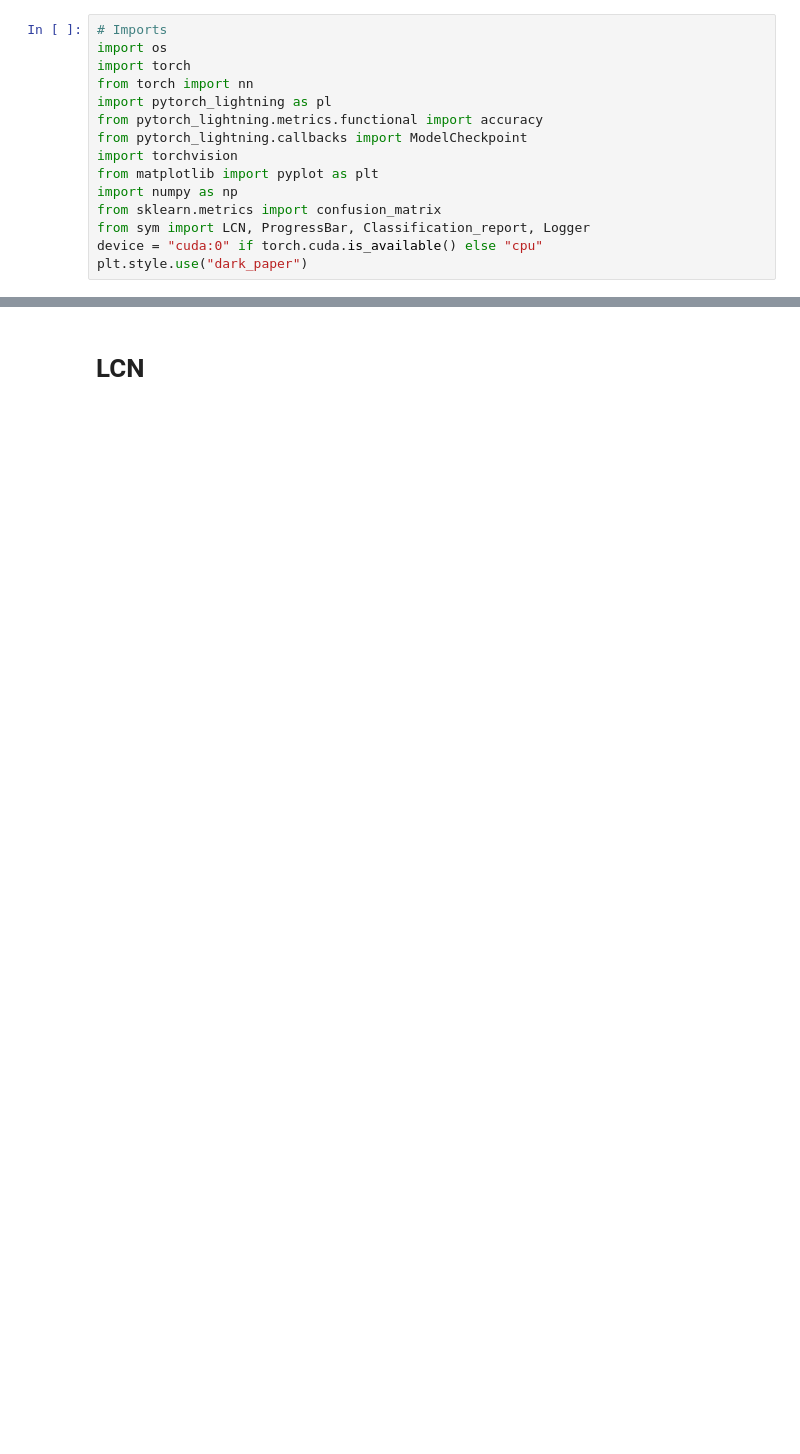
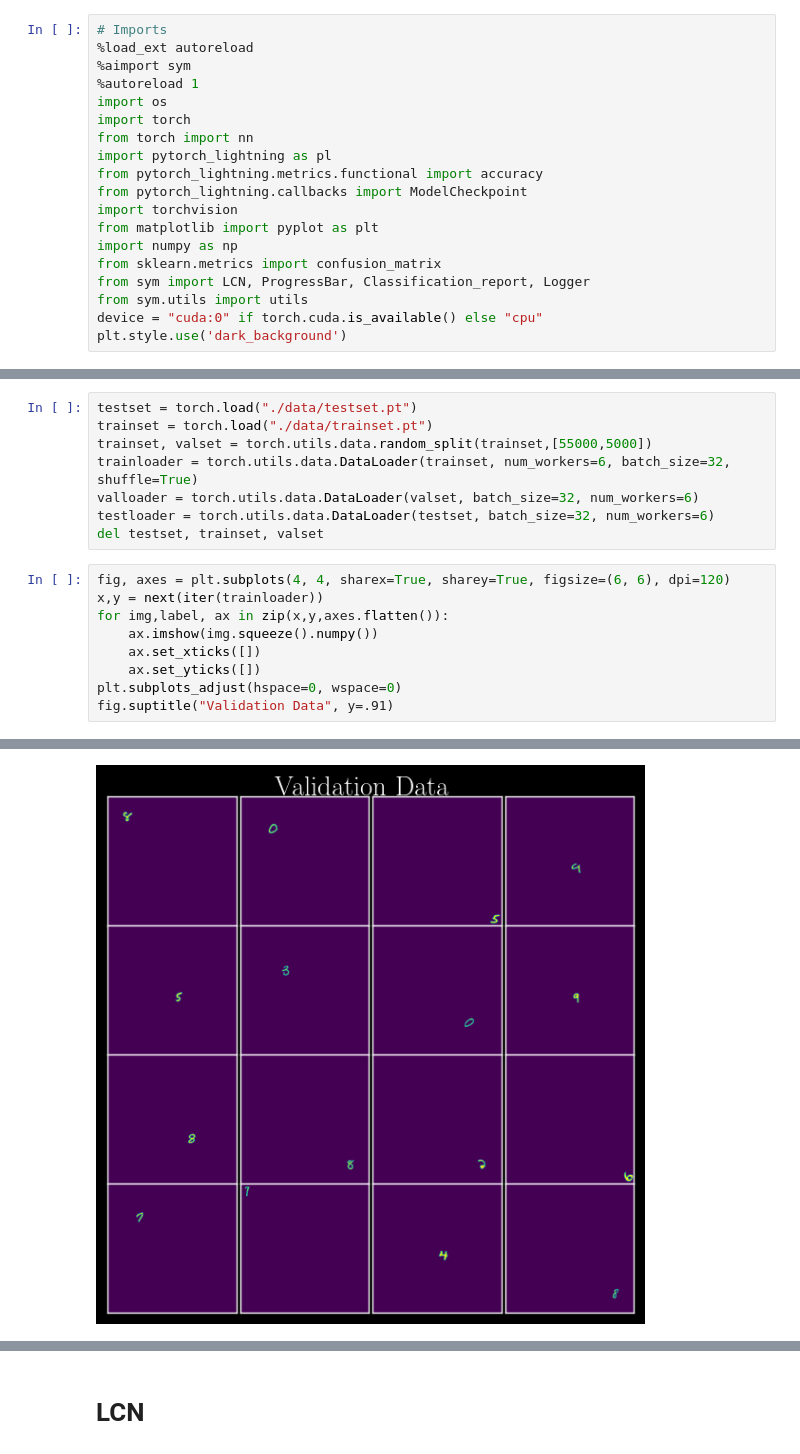
Before and after one commit to okitouni/Learning-symmetries, a Jupyter notebook: MNIST.ipynb, the cells around one changed output, grey strips where cells are left out. Drawn from its saved outputs; the diff is of its cells as text; blank space fills up the shorter version.

```diff
--- a/MNIST.ipynb
+++ b/MNIST.ipynb
@@ -1,5 +1,8 @@
 # %%
 # Imports
+%load_ext autoreload
+%aimport sym
+%autoreload 1
 import os
 import torch
 from torch import nn
@@ -11,5 +14,6 @@ from matplotlib import pyplot as plt
 import numpy as np
 from sklearn.metrics import confusion_matrix
 from sym import LCN, ProgressBar, Classification_report, Logger
+from sym.utils import utils
 device = "cuda:0" if torch.cuda.is_available() else "cpu"
-plt.style.use("dark_paper")
+plt.style.use('dark_background')
@@ -34,0 +20,18 @@ trainset = torch.load("./data/trainset.pt")
+# %%
+testset = torch.load("./data/testset.pt")
+trainset = torch.load("./data/trainset.pt")
+trainset, valset = torch.utils.data.random_split(trainset,[55000,5000])
+trainloader = torch.utils.data.DataLoader(trainset, num_workers=6, batch_size=32, shuffle=True)
+valloader = torch.utils.data.DataLoader(valset, batch_size=32, num_workers=6)
+testloader = torch.utils.data.DataLoader(testset, batch_size=32, num_workers=6)
+del testset, trainset, valset
+# %%
+fig, axes = plt.subplots(4, 4, sharex=True, sharey=True, figsize=(6, 6), dpi=120)
+x,y = next(iter(trainloader))
+for img,label, ax in zip(x,y,axes.flatten()):
+    ax.imshow(img.squeeze().numpy())
+    ax.set_xticks([])
+    ax.set_yticks([])
+plt.subplots_adjust(hspace=0, wspace=0)
+fig.suptitle("Validation Data", y=.91)
+# %% [output]
@@ -35,3 +39,4 @@ trainset = torch.load("./data/trainset.pt")
+[figure, added]
 # %%
 # Aggregate validation losses -> DONE!
 # Change back to SGD -> DONE!
```
Also changed, not shown: parts of 32 cells of this notebook, 5 other files.
